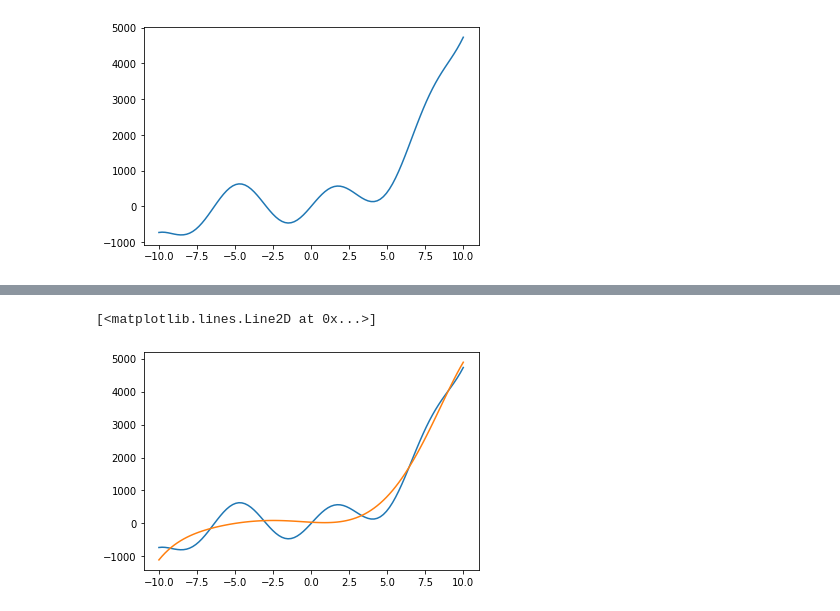
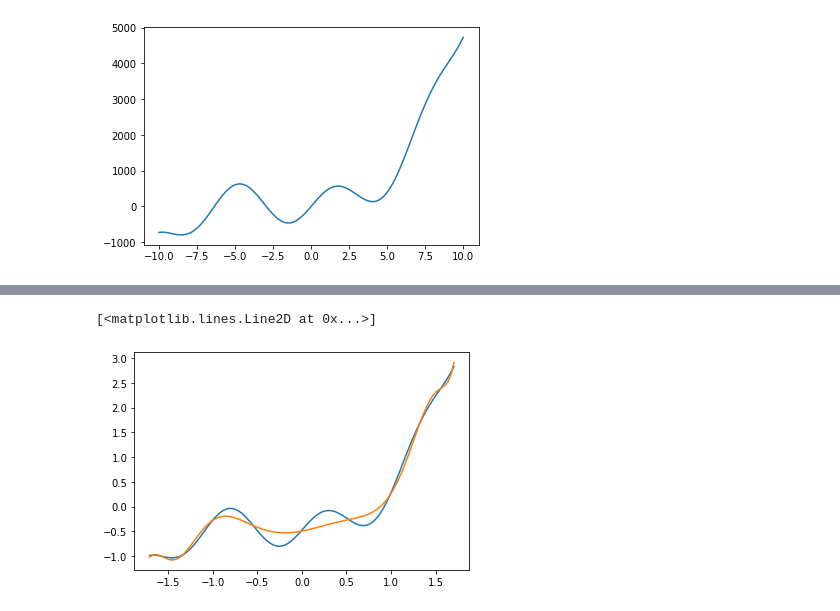
Before and after one commit to rusamentiaga/pytorch-test, a Jupyter notebook: 2_learning.ipynb, the cells around one changed output, grey strips where cells are left out. Cells and saved outputs as stored; diff of their text form; code cells hidden in the pictures.

```diff
--- a/2_learning.ipynb
+++ b/2_learning.ipynb
@@ -680,25 +699,29 @@ class PolModelN(torch.nn.Module):
 xt = torch.linspace(-10, 10, 100)
 yt = 3*xt**3 + 20*xt**2 + 500*xt.sin()
 
-n = 6
+# Data normalization
+xt = (xt - xt.mean()) / xt.std()
+yt = (yt - yt.mean()) / yt.std()
+
+n = 15
 polModel = PolModelN(n)
 
-xtf = torch.zeros(len(xt),n);
+zt = torch.zeros(len(xt),n);
 for i in range(n):
-  xtf[:,i] = xt**(i+1)
+  zt[:,i] = xt**(i+1)
 
 criterion = torch.nn.MSELoss(reduction='mean')
 optimizer = torch.optim.Adam(polModel.parameters(), lr=1e-2)
 
 yval = torch.unsqueeze(yt,1).float()
 
-for epoch in range(10000):
+for epoch in range(20000):
     # Forward pass: Compute predicted y by passing x to the model
-    y_pred = polModel(xtf)
+    y_pred = polModel(zt)
 
     loss = criterion(y_pred, yval)
 
-    if epoch+1 in (1, 2, 3, 4, 5, 10, 100, 500, 1000, 5000, 10000):
+    if epoch+1 in (1, 2, 3, 4, 5, 10, 100, 500, 1000, 5000, 10000, 20000):
       print(f'Epoch {epoch+1}, Loss {loss}')
 
     # Zero gradients, perform a backward pass, and update the weights.
@@ -707,5 +730,5 @@ for epoch in range(10000):
     optimizer.step()
 
 plt.plot(xt, yt)
-plt.plot(xt, polModel(xtf).detach())
+plt.plot(xt, polModel(zt).detach())
 # %% [output]
@@ -723,2 +747,2 @@ Epoch 10000, Loss 109249.46875
 [<matplotlib.lines.Line2D at 0x...>]
-[figure, old version]
+[figure, new version]
```
Also changed, not shown: parts of 5 cells of this notebook.
